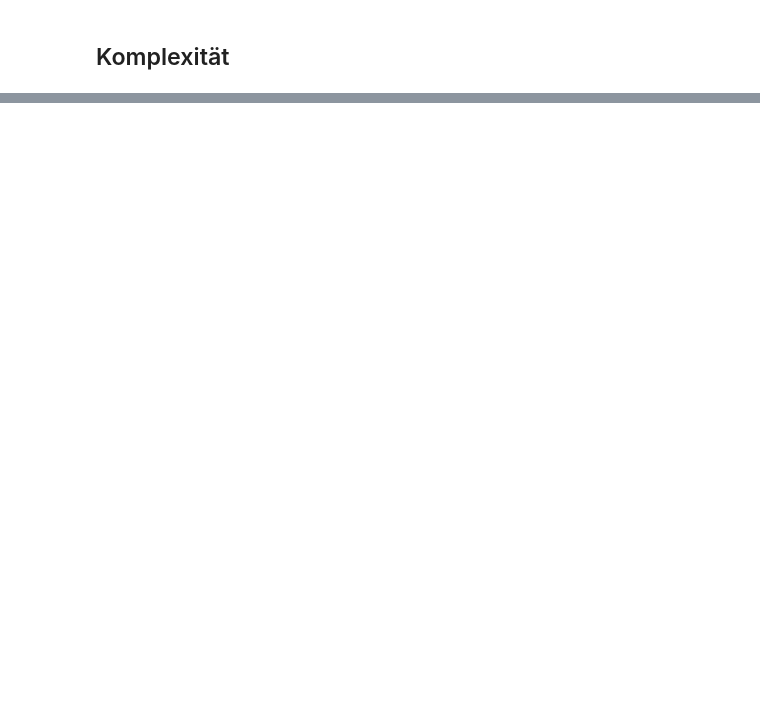
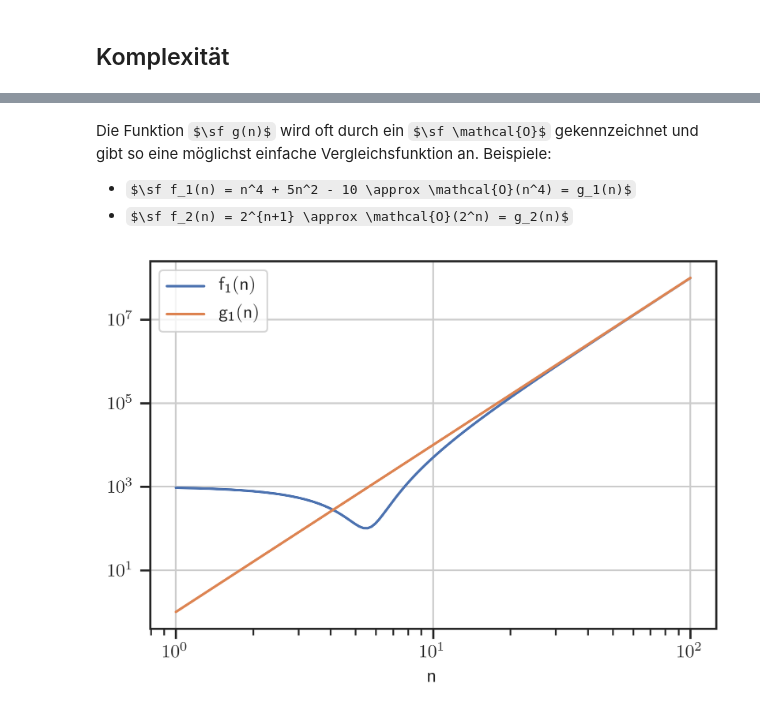
Before and after one commit to lu-kas/Vorlesung_Ingenieurinformatik, a Jupyter notebook: Content/Script/01_computer/022_eigenschaften.ipynb, the cells around one changed output, grey strips where cells are left out. Drawn from its saved outputs; the diff is of its cells as text; code cells hidden in the pictures; some formulas as TeX source; blank space fills up the shorter version.

```diff
--- a/Content/Script/01_computer/022_eigenschaften.ipynb
+++ b/Content/Script/01_computer/022_eigenschaften.ipynb
@@ -1,12 +1,9 @@
 # %%
 import copy
 
-import matplotlib as mpl
-mpl.rcParams['figure.dpi'] = 400
-
 import matplotlib.pyplot as plt
 # params = {'mathtext.default': 'regular' }
-params = {'text.usetex': True, 'font.family': 'sans-serif'}
+params = {'text.usetex': True, 'font.family': 'sans-serif', 'figure.dpi': 400}
 plt.rcParams.update(params)
 
 # plt.rcParams['text.latex.preamble'] = [
@@ -22,7 +19,7 @@ import seaborn as sns
 sns.set()
 #sns.set(style="whitegrid")
 sns.set_style('ticks')
-sns.set_context("notebook", font_scale=1.0, rc={"lines.linewidth": 1.0})
+sns.set_context("notebook", font_scale=1.0, rc={"lines.linewidth": 1.5})
 # %% [markdown]
 # Eigenschaften
 # %% [markdown]
@@ -35,0 +67,20 @@ sns.set_context("notebook", font_scale=1.0, rc={"lines.linewidth": 1.0})
+# %% [markdown]
+Die Funktion $\sf g(n)$ wird oft durch ein $\sf \mathcal{O}$ gekennzeichnet und gibt so eine möglichst einfache Vergleichsfunktion an. Beispiele:
+
+* $\sf f_1(n) = n^4 + 5n^2 - 10 \approx \mathcal{O}(n^4) = g_1(n)$
+* $\sf f_2(n) = 2^{n+1} \approx \mathcal{O}(2^n) = g_2(n)$
+# %%
+x = np.linspace(1,100,500)
+f = x**4 - 60*x**2 + 1000
+g = x**4
+
+plt.plot(x,f, label='$\sf f_1(n)$')
+plt.plot(x,g, label='$\sf g_1(n)$')
+plt.xlabel('n')
+plt.legend()
+plt.xscale('log')
+plt.yscale('log')
+plt.grid()
+plt.savefig('./bilder/komplexitaet.png')
+# %% [output]
+[figure, added]
```
Also changed, not shown: parts of 19 cells of this notebook, 13 other files.
